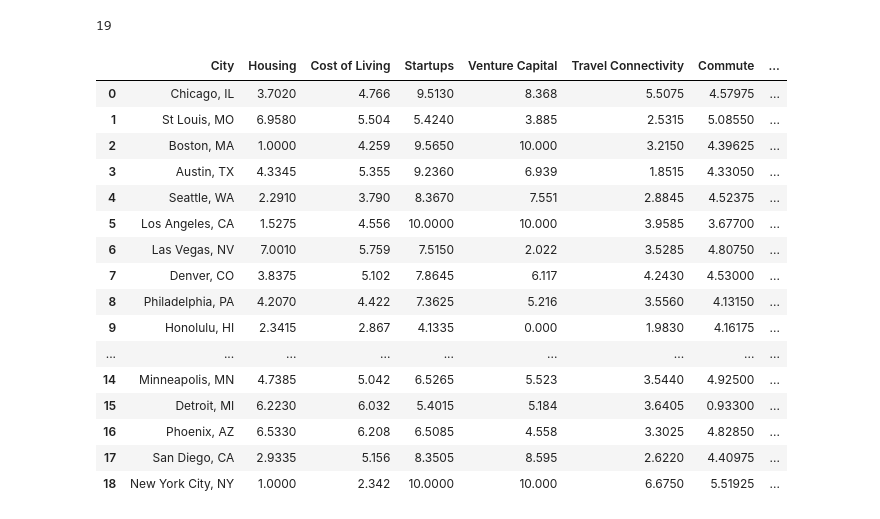
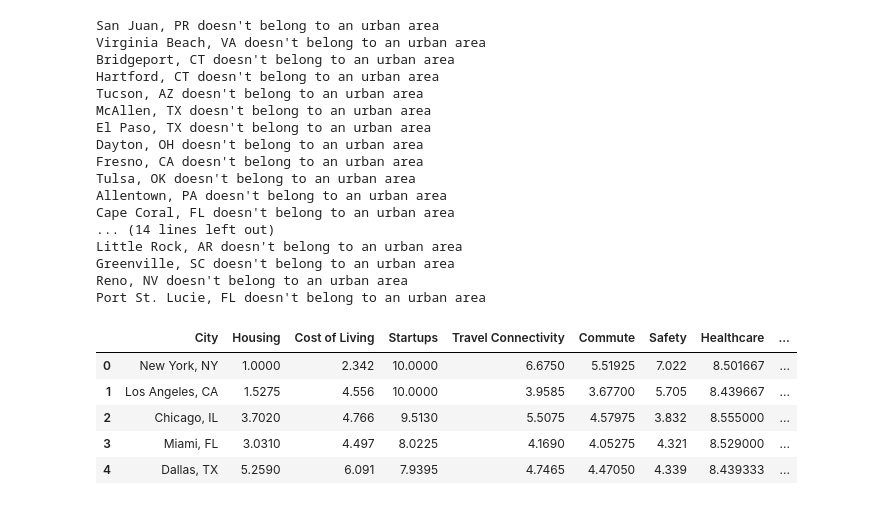
Before and after one commit to mariahart1/project1, a Jupyter notebook: main.ipynb, the cells around one changed output. Drawn from its saved outputs; the diff is of its cells as text; code cells hidden in the pictures.

```diff
--- a/main.ipynb
+++ b/main.ipynb
@@ -5,77 +5,82 @@ import numpy as np
 import requests
 from pprint import pprint
 # %%
-cities = ["Chicago, IL", "St Louis, MO", "Boston, MA",  "Austin, TX", "Seattle, WA", "Los Angeles, CA",
-"Las Vegas, NV", "Denver, CO", "Philadelphia, PA", "Honolulu, HI", "Nashville, TN", "Miami, FL", "New Orleans, LA", "Raleigh, NC",
- "Minneapolis, MN", "Detroit, MI", "Phoenix, AZ", "San Diego, CA", "New York City, NY"]
-len(cities)
+# cities = ["Chicago, IL", "St Louis, MO", "Boston, MA",  "Austin, TX", "Seattle, WA", "Los Angeles, CA",
+# "Las Vegas, NV", "Denver, CO", "Philadelphia, PA", "Honolulu, HI", "Nashville, TN", "Miami, FL", "New Orleans, LA", "Raleigh, NC",
+#  "Minneapolis, MN", "Detroit, MI", "Phoenix, AZ", "San Diego, CA", "New York City, NY", "Washington, DC"]
+# len(cities)
-# %% [output]
-19
+# %%
+cities = []
+top_100_cities_df = pd.read_csv("csvs/top_100_cities.csv")
+for index, row in top_100_cities_df.iterrows():
+    cities.append(f"{row['city']}, {row['state_id']}")
 # %%
 search_url = "https://api.teleport.org/api/cities/?search="
 #urban_area_url = []
 
+# Criterias that we care about
 city_score_dict = {
     'City':[],
     'Housing':[],
     "Cost of Living":[],
     "Startups":[],
-    "Venture Capital":[],
     "Travel Connectivity":[],
     "Commute":[],
-    "Business Freedom":[],
     "Safety":[],
     "Healthcare":[],
     "Education":[],
     "Environmental Quality":[],
-    "Economy":[],
     "Taxation":[],
     "Internet Access":[],
 }
 
 
 city_score_list = []
 for city in cities:
     response = requests.get(search_url+city).json()
     city_url = response['_embedded']['city:search-results'][0]['_links']['city:item']['href']
     response = requests.get(city_url).json()
     try:
         urban_area_url=response['_links']['city:urban_area']['href'] +"scores"
         response = requests.get(urban_area_url).json()
         city_score_list.append(response['categories'])
         city_score_dict['City'].append(city)
+        for category in response['categories']:
+            if category['name'] in city_score_dict.keys():
+                city_score_dict[category['name']].append(category['score_out_of_10'])
+
     except:
         print(city,"doesn't belong to an urban area")
 
 
-for city_score in city_score_list:
-    for category in city_score:
-        try:
-            city_score_dict[category['name']].append(category['score_out_of_10'])
-        except:
-            continue
 
 city_df = pd.DataFrame(city_score_dict)
 city_df.to_csv("city_scores.csv", index=False)
-city_df
+city_df.head()
 # %% [output]
+San Juan, PR doesn't belong to an urban area
+Virginia Beach, VA doesn't belong to an urban area
+Bridgeport, CT doesn't belong to an urban area
+Hartford, CT doesn't belong to an urban area
+Tucson, AZ doesn't belong to an urban area
+McAllen, TX doesn't belong to an urban area
+El Paso, TX doesn't belong to an urban area
+Dayton, OH doesn't belong to an urban area
+Fresno, CA doesn't belong to an urban area
+Tulsa, OK doesn't belong to an urban area
+Allentown, PA doesn't belong to an urban area
+Cape Coral, FL doesn't belong to an urban area
+... (14 lines left out)
+Little Rock, AR doesn't belong to an urban area
+Greenville, SC doesn't belong to an urban area
+Reno, NV doesn't belong to an urban area
+Port St. Lucie, FL doesn't belong to an urban area
-|  | City | Housing | Cost of Living | Startups | Venture Capital | Travel Connectivity | Commute | ... |
-| 0 | Chicago, IL | 3.7020 | 4.766 | 9.5130 | 8.368 | 5.5075 | 4.57975 | ... |
-| 1 | St Louis, MO | 6.9580 | 5.504 | 5.4240 | 3.885 | 2.5315 | 5.08550 | ... |
-| 2 | Boston, MA | 1.0000 | 4.259 | 9.5650 | 10.000 | 3.2150 | 4.39625 | ... |
-| 3 | Austin, TX | 4.3345 | 5.355 | 9.2360 | 6.939 | 1.8515 | 4.33050 | ... |
-| 4 | Seattle, WA | 2.2910 | 3.790 | 8.3670 | 7.551 | 2.8845 | 4.52375 | ... |
-| 5 | Los Angeles, CA | 1.5275 | 4.556 | 10.0000 | 10.000 | 3.9585 | 3.67700 | ... |
-| 6 | Las Vegas, NV | 7.0010 | 5.759 | 7.5150 | 2.022 | 3.5285 | 4.80750 | ... |
-| 7 | Denver, CO | 3.8375 | 5.102 | 7.8645 | 6.117 | 4.2430 | 4.53000 | ... |
-| 8 | Philadelphia, PA | 4.2070 | 4.422 | 7.3625 | 5.216 | 3.5560 | 4.13150 | ... |
-| 9 | Honolulu, HI | 2.3415 | 2.867 | 4.1335 | 0.000 | 1.9830 | 4.16175 | ... |
-| ... | ... | ... | ... | ... | ... | ... | ... | ... |
-| 14 | Minneapolis, MN | 4.7385 | 5.042 | 6.5265 | 5.523 | 3.5440 | 4.92500 | ... |
-| 15 | Detroit, MI | 6.2230 | 6.032 | 5.4015 | 5.184 | 3.6405 | 0.93300 | ... |
-| 16 | Phoenix, AZ | 6.5330 | 6.208 | 6.5085 | 4.558 | 3.3025 | 4.82850 | ... |
-| 17 | San Diego, CA | 2.9335 | 5.156 | 8.3505 | 8.595 | 2.6220 | 4.40975 | ... |
-| 18 | New York City, NY | 1.0000 | 2.342 | 10.0000 | 10.000 | 6.6750 | 5.51925 | ... |
+|  | City | Housing | Cost of Living | Startups | Travel Connectivity | Commute | Safety | Healthcare | ... |
+| 0 | New York, NY | 1.0000 | 2.342 | 10.0000 | 6.6750 | 5.51925 | 7.022 | 8.501667 | ... |
+| 1 | Los Angeles, CA | 1.5275 | 4.556 | 10.0000 | 3.9585 | 3.67700 | 5.705 | 8.439667 | ... |
+| 2 | Chicago, IL | 3.7020 | 4.766 | 9.5130 | 5.5075 | 4.57975 | 3.832 | 8.555000 | ... |
+| 3 | Miami, FL | 3.0310 | 4.497 | 8.0225 | 4.1690 | 4.05275 | 4.321 | 8.529000 | ... |
+| 4 | Dallas, TX | 5.2590 | 6.091 | 7.9395 | 4.7465 | 4.47050 | 4.339 | 8.439333 | ... |
 # %%
 city_df["Overall"] = ""
 for index, row in city_df.iterrows():
```
Also changed, not shown: parts of 9 cells of this notebook, 9 other files.
